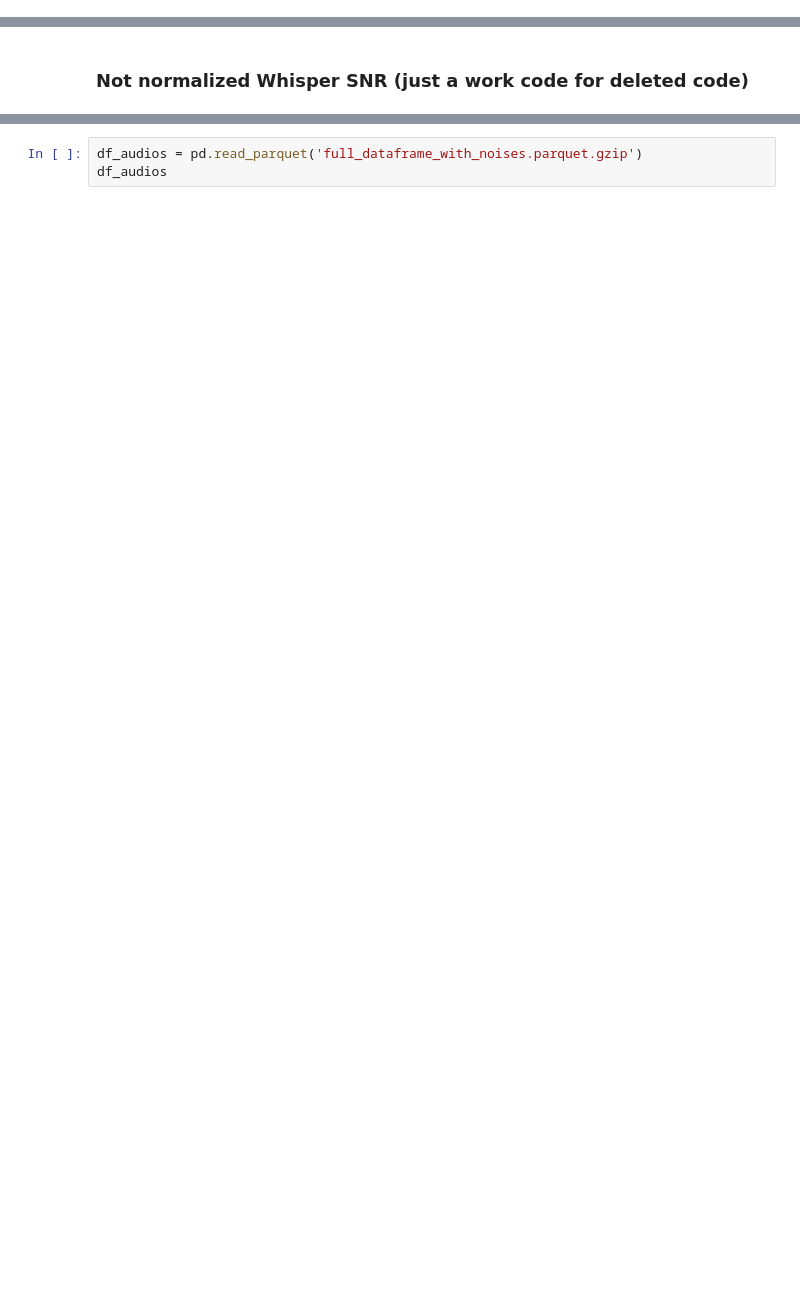
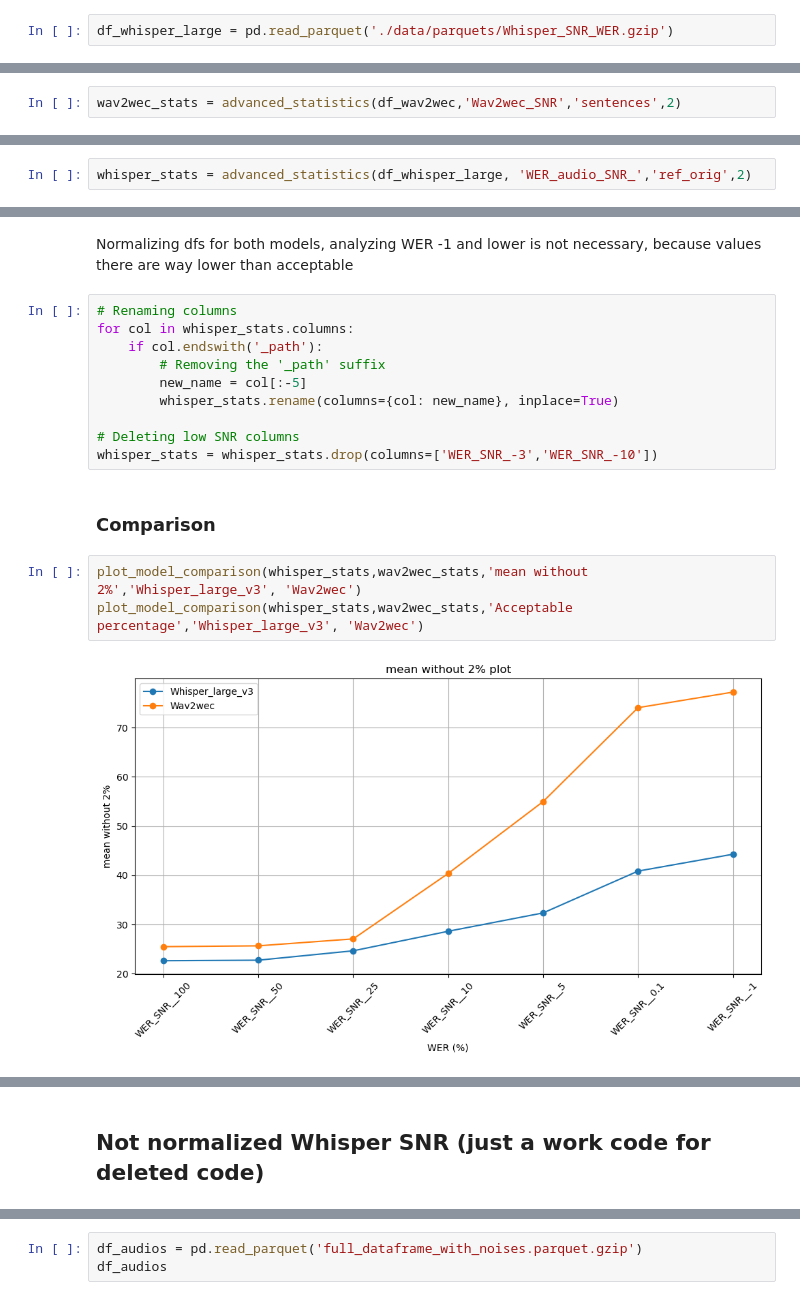
Before and after one commit to eryk0wski/ASR-SNR-Research, a Jupyter notebook: testing_evaluation.ipynb, the cells around one changed output, grey strips where cells are left out. Cells and saved outputs as stored; diff of their text form; blank space fills up the shorter version.

```diff
--- a/testing_evaluation.ipynb
+++ b/testing_evaluation.ipynb
@@ -5,0 +20,2 @@ from src.data_plotting import histogram_plotting, boxplot_plotting, kde_plotting
+# %%
+df_whisper_large = pd.read_parquet('./data/parquets/Whisper_SNR_WER.gzip')
@@ -5,0 +24,2 @@ from src.data_plotting import histogram_plotting, boxplot_plotting, kde_plotting
+# %%
+wav2wec_stats = advanced_statistics(df_wav2wec,'Wav2wec_SNR','sentences',2)
@@ -5,0 +45,2 @@ from src.data_plotting import histogram_plotting, boxplot_plotting, kde_plotting
+# %%
+whisper_stats = advanced_statistics(df_whisper_large, 'WER_audio_SNR_','ref_orig',2)
@@ -5,0 +64,19 @@ from src.data_plotting import histogram_plotting, boxplot_plotting, kde_plotting
+# %% [markdown]
+Normalizing dfs for both models, analyzing WER -1 and lower is not necessary, because values there are way lower than acceptable
+# %%
+# Renaming columns
+for col in whisper_stats.columns:
+    if col.endswith('_path'):
+        # Removing the '_path' suffix
+        new_name = col[:-5]
+        whisper_stats.rename(columns={col: new_name}, inplace=True)
+
+# Deleting low SNR columns
+whisper_stats = whisper_stats.drop(columns=['WER_SNR_-3','WER_SNR_-10'])
+# %% [markdown]
+### Comparison
+# %%
+plot_model_comparison(whisper_stats,wav2wec_stats,'mean without 2%','Whisper_large_v3', 'Wav2wec')
+plot_model_comparison(whisper_stats,wav2wec_stats,'Acceptable percentage','Whisper_large_v3', 'Wav2wec')
+# %% [output]
+[figure, added]
@@ -6,4 +84,4 @@ from src.data_plotting import histogram_plotting, boxplot_plotting, kde_plotting
 # %% [markdown]
-### Not normalized Whisper SNR (just a work code for deleted code)
+## Not normalized Whisper SNR (just a work code for deleted code)
 # %%
 df_not_norm = pd.read_parquet('full_testing_df.parquet.gzip')
```
Also changed, not shown: parts of 36 cells of this notebook, 19 other files.
